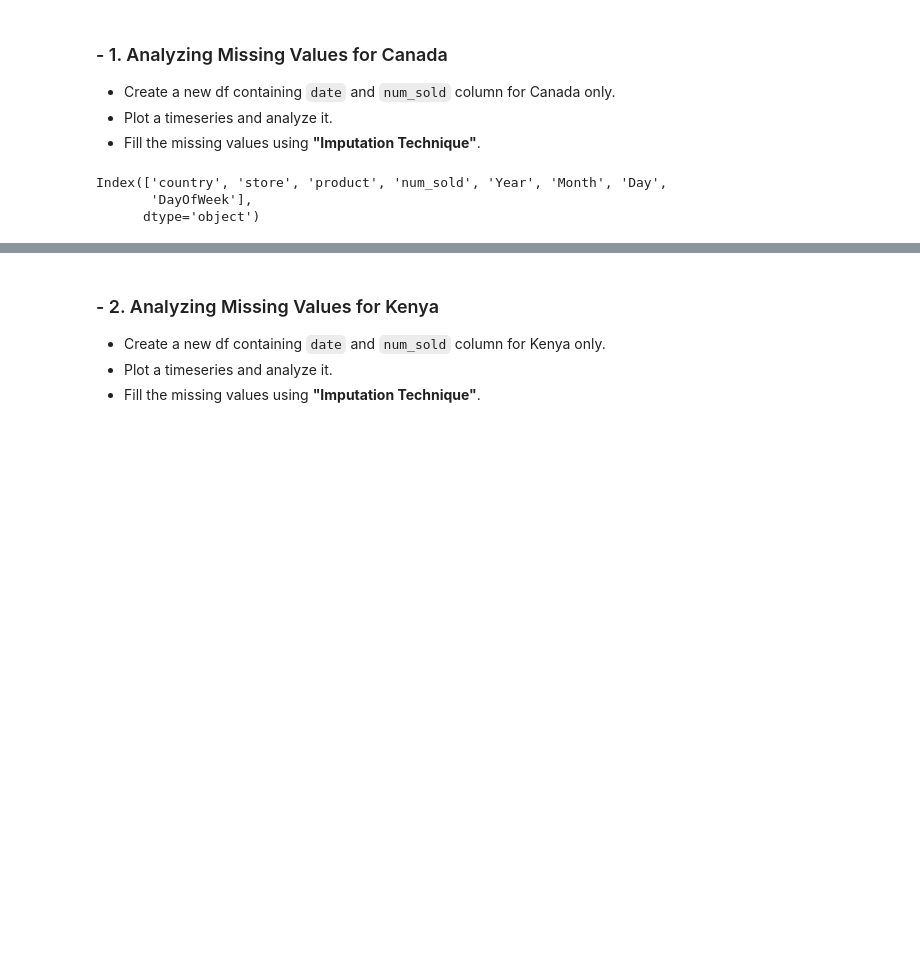
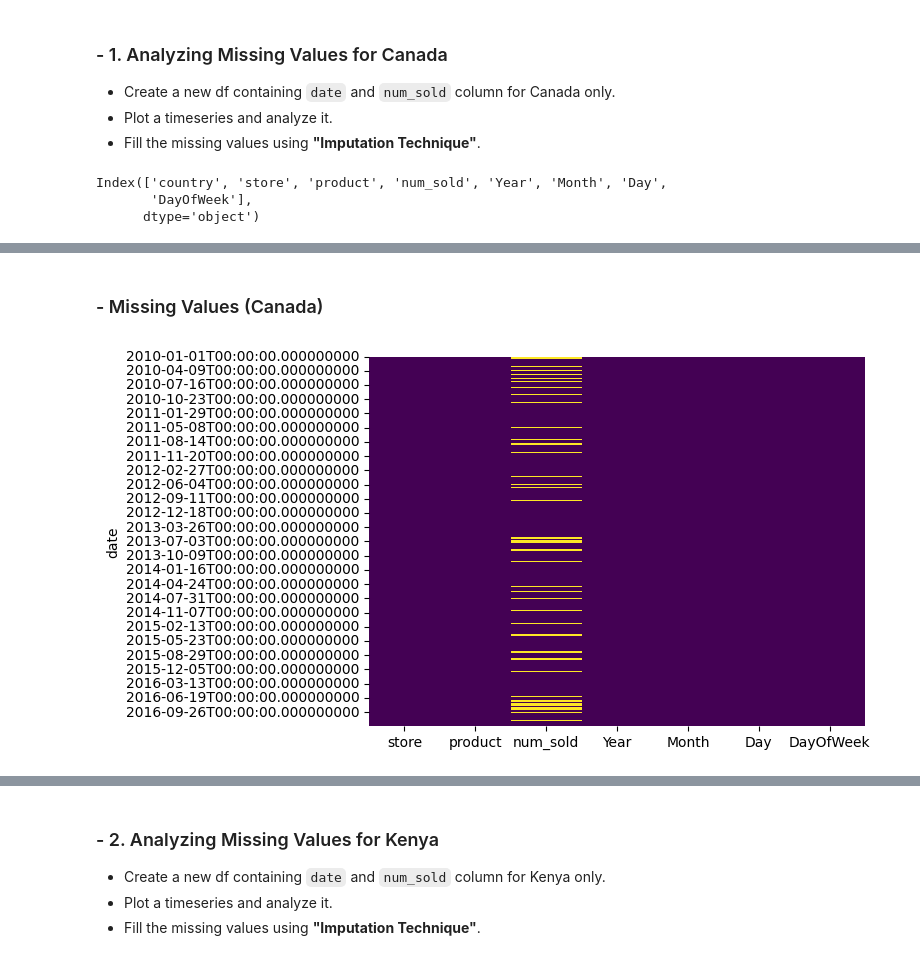
Before and after one commit to tselane2110/ML-Specialization, a Jupyter notebook: StickerSalesForecasting.ipynb, the cells around one changed output, grey strips where cells are left out. Saved outputs shown, nothing was run; the diff lists cells and outputs as text; code cells hidden in the pictures; blank space fills up the shorter version.

```diff
--- a/StickerSalesForecasting.ipynb
+++ b/StickerSalesForecasting.ipynb
@@ -264 +267,13 @@ df_canada
 38355 rows × 7 columns
+# %% [markdown]
+### - Missing Values (Canada)
+# %%
+# Check for missing values
+df_canada.isnull().sum()
+
+# Visualize missing data
+import seaborn as sns
+sns.heatmap(df_canada.isnull(), cbar=False, cmap="viridis")
+plt.show()
+# %% [output]
+[figure, added]
```
Also changed, not shown: parts of 19 cells of this notebook.
